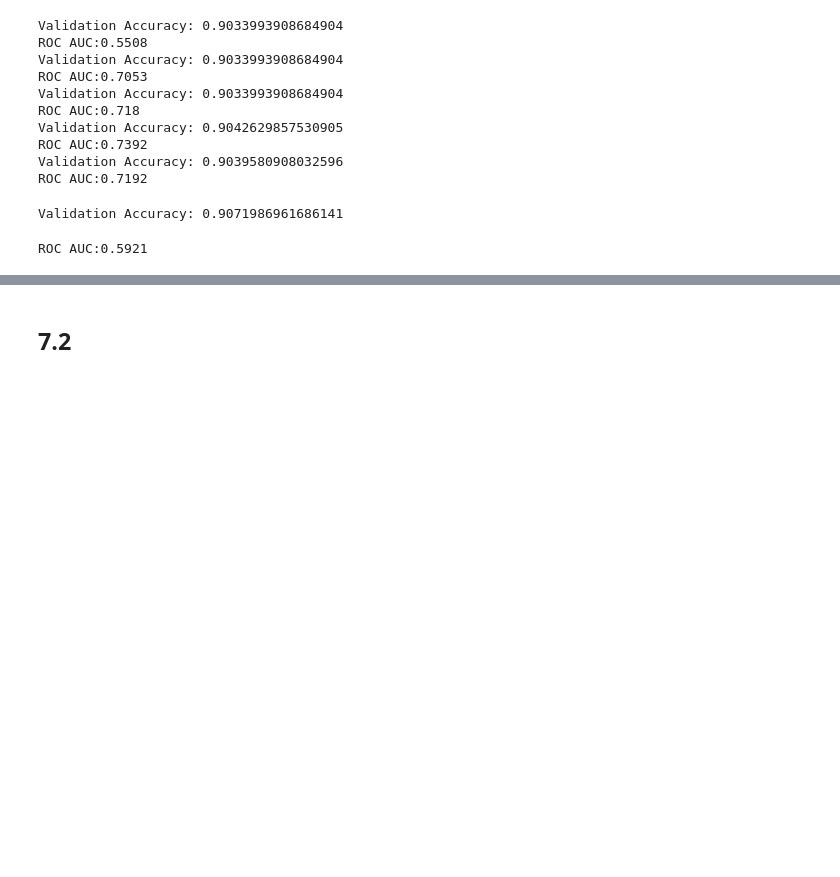
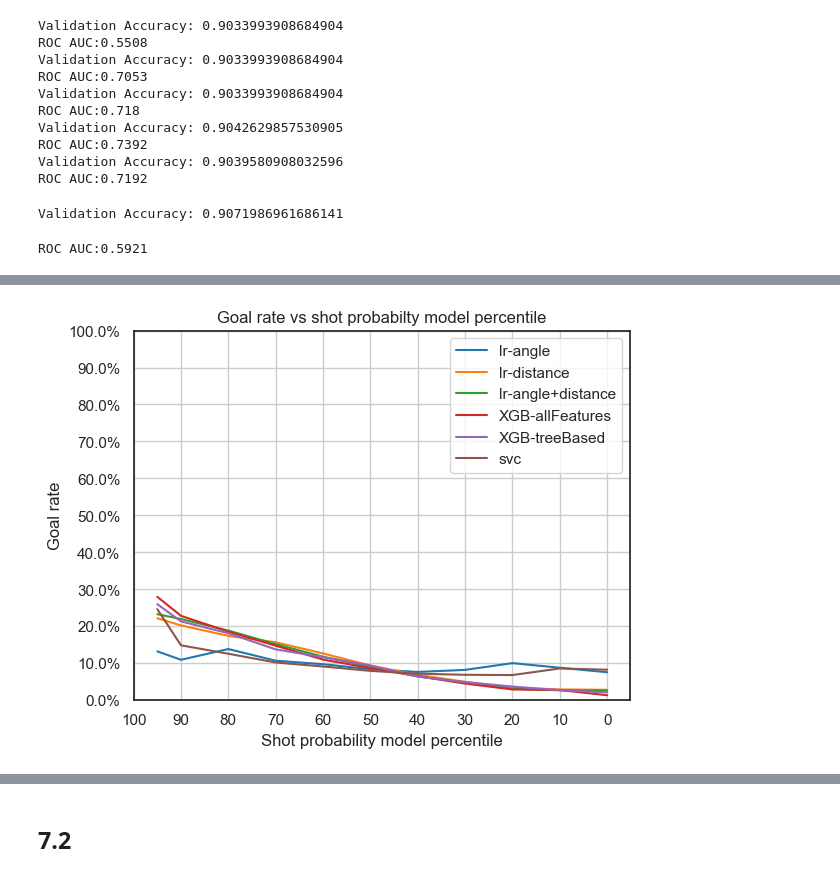
Before and after one commit to mina-parham/IFT6758-Project, a Jupyter notebook: notebooks/Milestone2_task7.ipynb, the cells around one changed output, grey strips where cells are left out. Saved outputs shown, nothing was run; the diff lists cells and outputs as text; code cells hidden in the pictures; blank space fills up the shorter version.

```diff
--- a/notebooks/Milestone2_task7.ipynb
+++ b/notebooks/Milestone2_task7.ipynb
@@ -269,0 +267,24 @@ plt.show()
+# %%
+#Plot2
+sns.set_theme(style="white", palette=None)
+sns.lineplot(x=[0.0, 10.0, 20.0, 30.0, 40.0, 50.0, 60.0, 70.0,80.0,90.0,95.0], y = 100*(x_lr_angle['count'] / y_lr_angle['count']), label = f'lr-angle')
+sns.lineplot(x=[0.0, 10.0, 20.0, 30.0, 40.0, 50.0, 60.0, 70.0,80.0,90.0,95.0], y = 100*(x_lr_dist['count'] / y_lr_dist['count']), label = f'lr-distance')
+sns.lineplot(x=[0.0, 10.0, 20.0, 30.0, 40.0, 50.0, 60.0, 70.0,80.0,90.0,95.0], y = 100*(x_lr_angle_dist['count'] / y_lr_angle_dist['count']), label = f'lr-angle+distance')
+sns.lineplot(x=[0.0, 10.0, 20.0, 30.0, 40.0, 50.0, 60.0, 70.0,80.0,90.0,95.0], y = 100*(x_xgb_2['count'] / y_xgb_2['count']), label = f'XGB-allFeatures')
+sns.lineplot(x=[0.0, 10.0, 20.0, 30.0, 40.0, 50.0, 60.0, 70.0,80.0,90.0,95.0], y = 100*(x_xgb_3['count'] / y_xgb_3['count']), label = f'XGB-treeBased')
+sns.lineplot(x=[0.0, 10.0, 20.0, 30.0, 40.0, 50.0, 60.0, 70.0,80.0,90.0,95.0], y = 100*(x_svc['count'] / y_svc['count']), label = f'svc')
+
+plt.title('Goal rate vs shot probabilty model percentile')
+plt.xlabel('Shot probability model percentile')
+plt.ylabel("Goal rate")
+#ax.set_yscale('prob')
+fmt = '%.1f%%' # Format you want the ticks, e.g. '40%'
+yticks = mtick.FormatStrFormatter(fmt)
+plt.gca().yaxis.set_major_formatter(yticks)
+plt.gca().invert_xaxis()
+plt.grid()
+plt.xticks(np.arange(0, 101, 10.0))
+plt.yticks(np.arange(0, 101, 10.0))
+plt.show()
+# %% [output]
+[figure, added]
```
Also changed, not shown: parts of 10 cells of this notebook.
